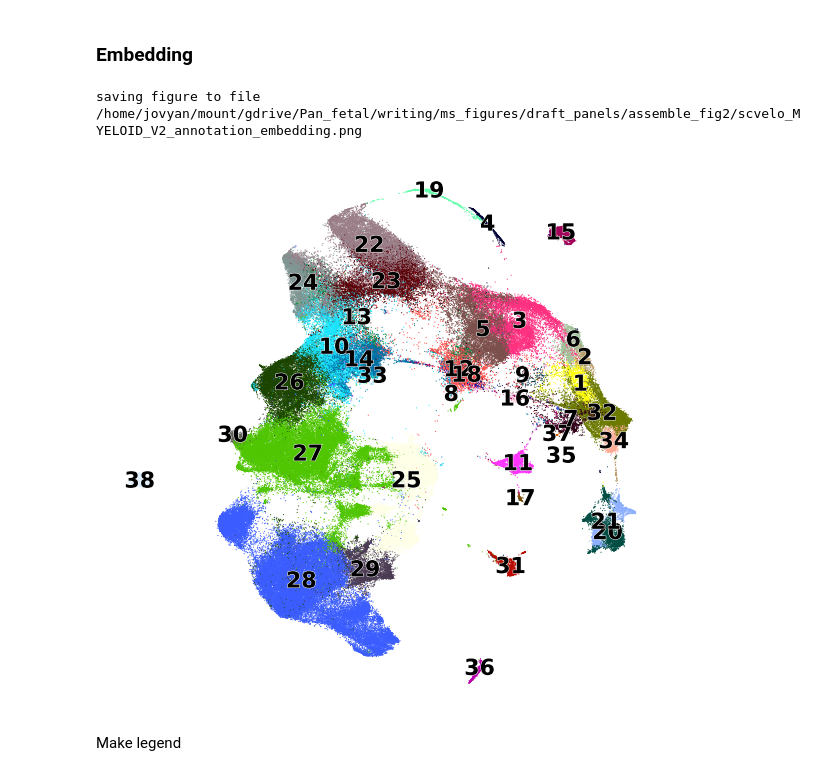
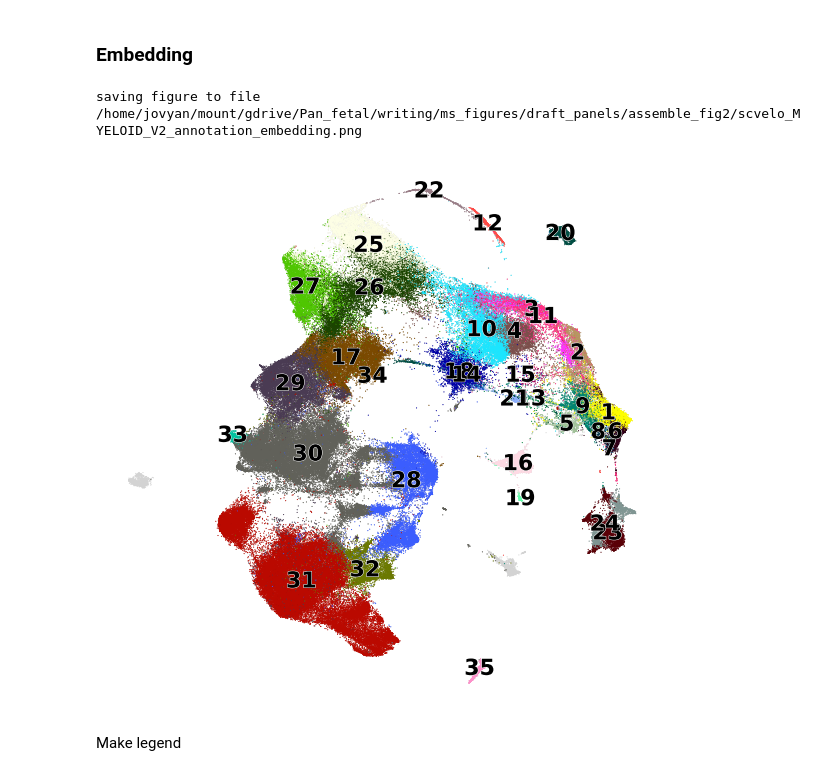
Before and after one commit to Teichlab/Pan_fetal_immune, a Jupyter notebook: src/build_Figure2.ipynb, the cells around one changed output. Cells and saved outputs as stored; diff of their text form; code cells hidden in the pictures.

```diff
--- a/src/build_Figure2.ipynb
+++ b/src/build_Figure2.ipynb
@@ -18,7 +18,7 @@ import scvelo as scv
 import milopy.core as milo
 import milopy.plot as milopl
 # %%
-figdir = "/home/jovyan/mount/gdrive/Pan_fetal/writing/ms_figures/draft_panels/assemble_fig2/"
+figdir = "/home/jovyan/mount/gdrive/Pan_fetal/writing/ms_figures/draft_panels/Fig2_myeloid_lymphoid/assemble_fig2/"
 if os.path.exists(figdir):
     sc.settings.figdir = figdir
     scv.settings.figdir = figdir
@@ -240,7 +247,7 @@ age_count_df["anno_group"] = [anno_group_rev[x] if x in anno_group_rev.keys() el
 age_count_df["anno"] = age_count_df["anno_lvl_2_final_clean"]
 
 anno_group_order = list(anno_group.keys())
-anno_order = sum([v for v in anno_group.values()],[])
+anno_order = [x for x in sum([v for v in anno_group.values()],[]) if x in anno_obs_mye.anno_lvl_2_final_clean.values]
 # %%
 adata.obs['anno_lvl_2_final_clean'] = np.nan
 adata.obs.loc[adata.obs_names.isin(anno_obs_mye.index), 'anno_lvl_2_final_clean'] = anno_obs_mye.loc[adata.obs_names[adata.obs_names.isin(anno_obs_mye.index)]]['anno_lvl_2_final_clean']
@@ -248,15 +255,16 @@ adata.obs.loc[adata.obs_names.isin(anno_obs_mye.index), 'anno_lvl_2_final_clean'
 anno_numbering = {anno_order[i]:str(i+1) for i in range(len(anno_order))}
 adata.obs['anno_number'] = [anno_numbering[x] if x in anno_order else np.nan for x in adata.obs['anno_lvl_2_final_clean']]
 # %%
+high_q_numbers = adata.obs['anno_number'][~adata.obs['anno_lvl_2_final_clean'].isin(anno_group_myeloid['low quality'])].unique().astype("str")
 plt.rcParams['figure.figsize'] = [10,10]
 scv.pl.umap(adata, color=['anno_number'],
             title="", legend_fontsize=22, size=5,
-#             groups=,
+            groups= high_q_numbers,
             save='MYELOID_V2_annotation_embedding.png'
            )
 # %% [output]
 saving figure to file /home/jovyan/mount/gdrive/Pan_fetal/writing/ms_figures/draft_panels/assemble_fig2/scvelo_MYELOID_V2_annotation_embedding.png
-[figure, old version]
+[figure, new version]
 # %% [markdown]
 Make legend
 # %%
```
Also changed, not shown: parts of 84 cells of this notebook, 9 other files.
